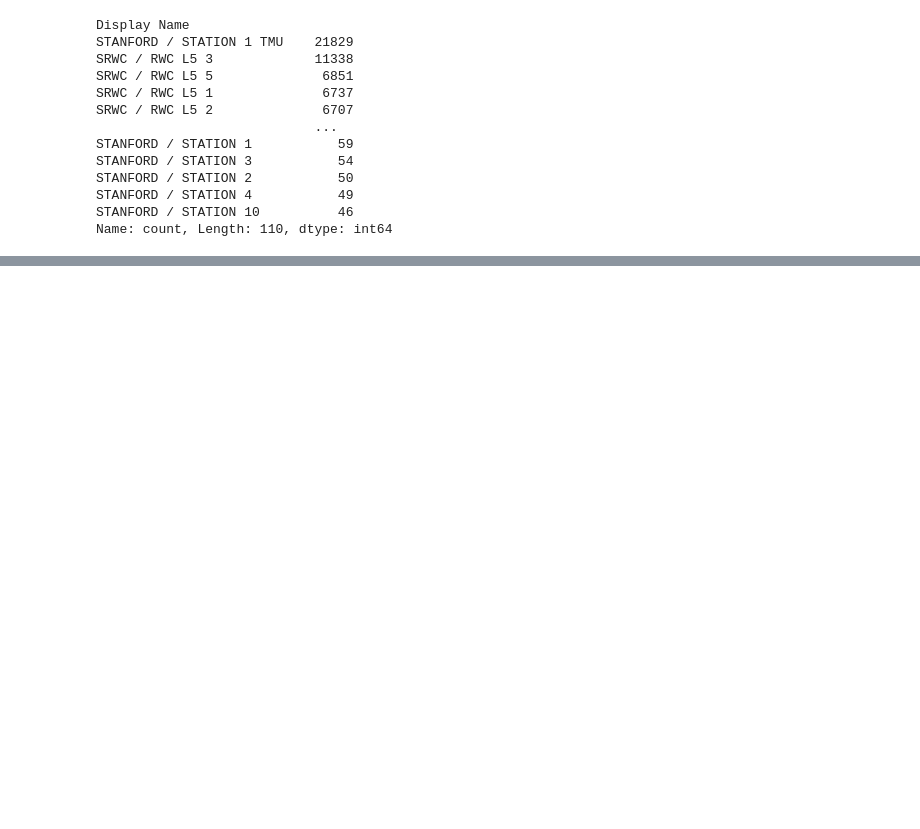
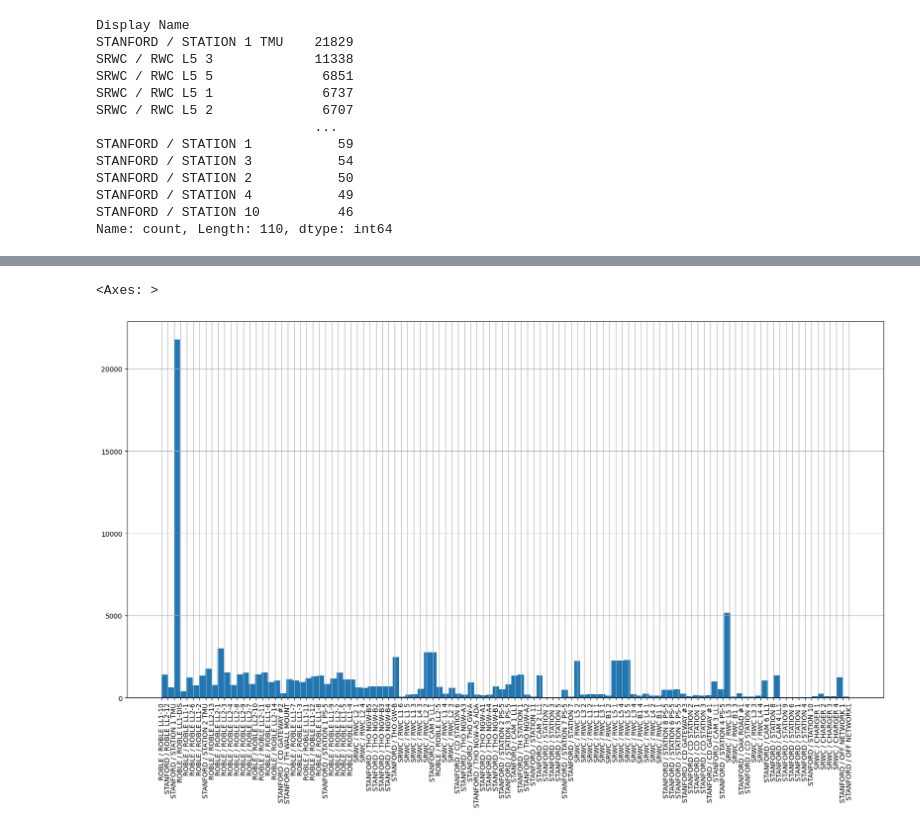
Before and after one commit to b-dagostino/charger-reliability, a Jupyter notebook: pilot.ipynb, the cells around one changed output, grey strips where cells are left out. Drawn from its saved outputs; the diff is of its cells as text; code cells hidden in the pictures; blank space fills up the shorter version.

```diff
--- a/pilot.ipynb
+++ b/pilot.ipynb
@@ -151,0 +224,6 @@ Name: count, Length: 110, dtype: int64
+# %%
+plt.figure(figsize=(20,10))
+df_alarms['Display Name'][df_alarms['Alarm Name']!='Reachable'].hist(xrot=90,bins=df_alarms['Display Name'].nunique())
+# %% [output]
+<Axes: >
+[figure, added]
```
Also changed, not shown: parts of 36 cells of this notebook, 1 other file.
